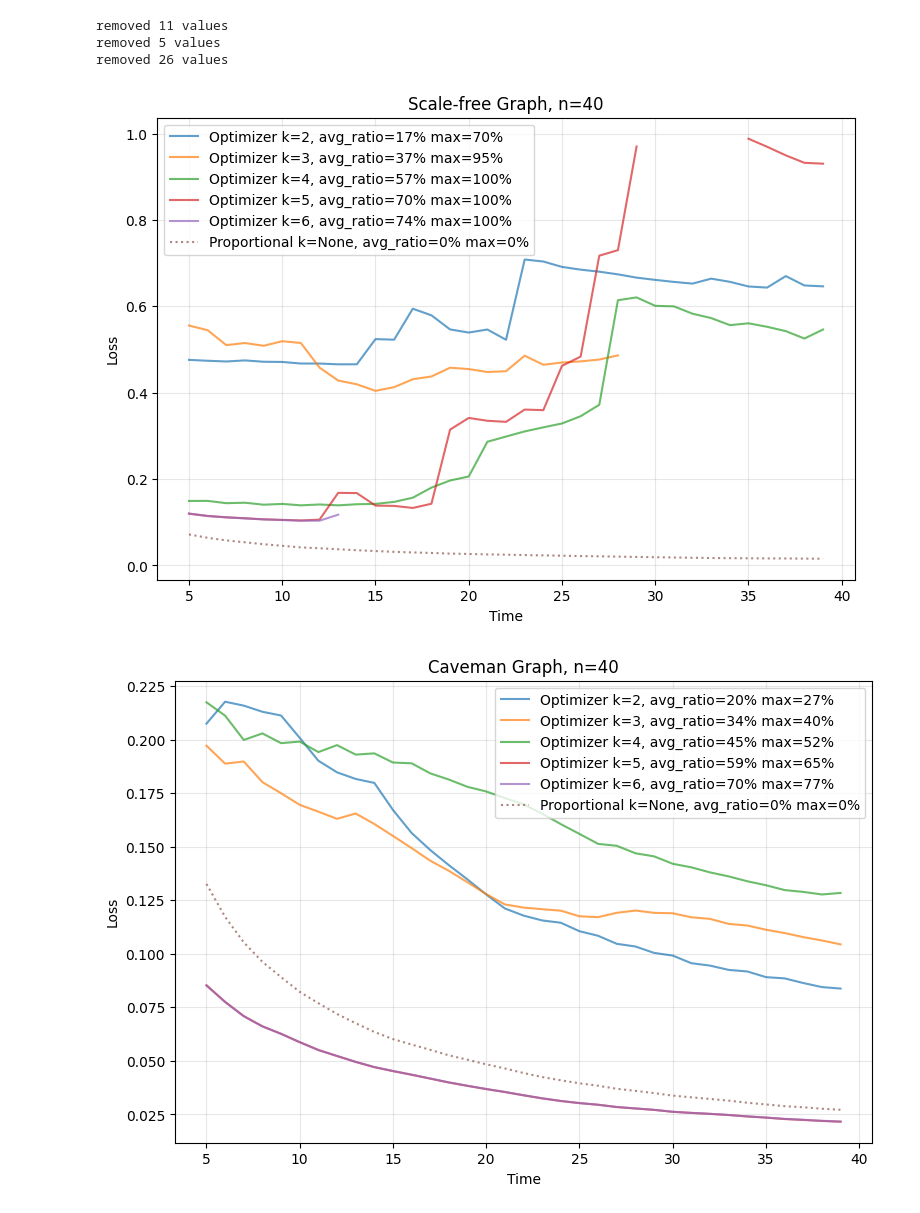
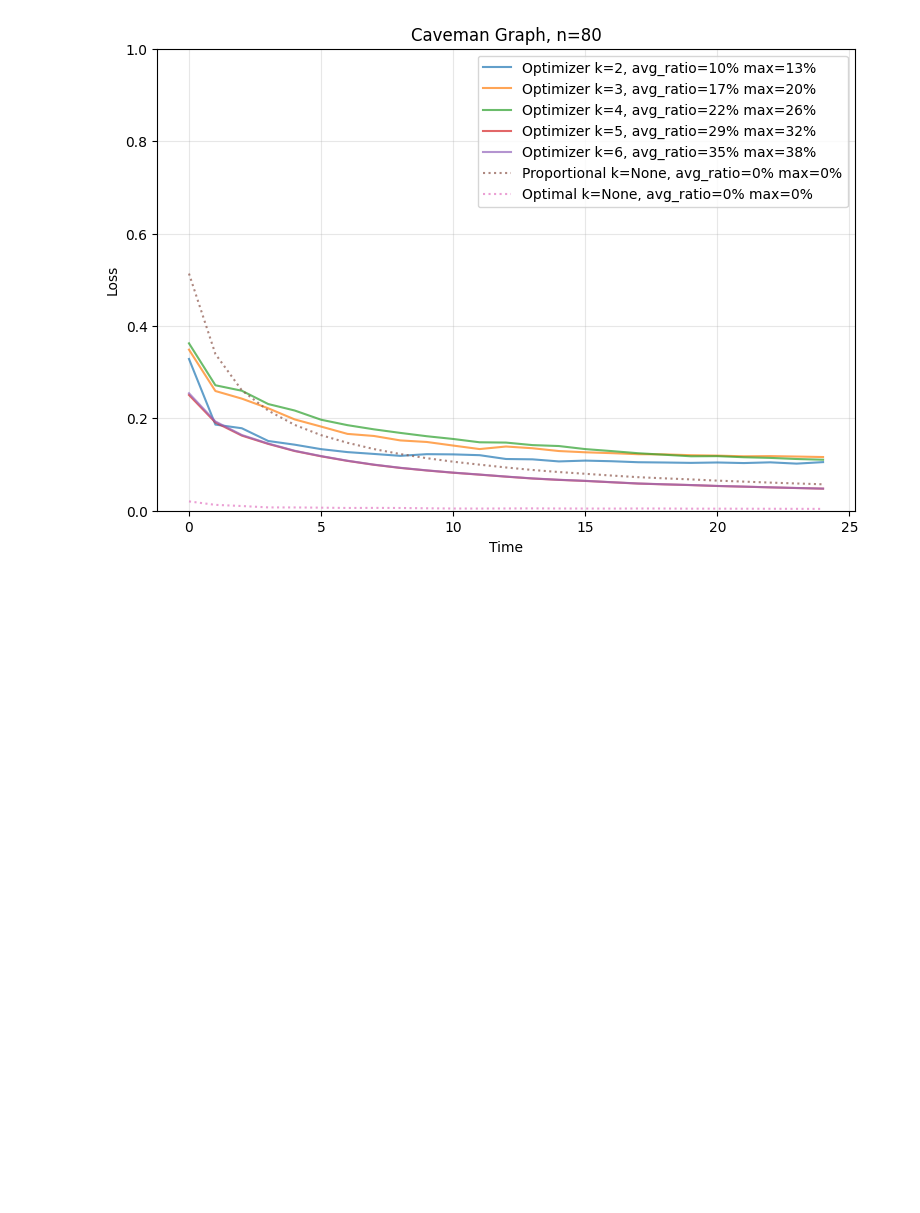
Before and after one commit to Joeri-G/Ant, a Jupyter notebook: experiments/submarket_experiment.ipynb, the cells around one changed output. Saved outputs shown, nothing was run; the diff lists cells and outputs as text; code cells hidden in the pictures; blank space fills up the shorter version.

```diff
--- a/experiments/submarket_experiment.ipynb
+++ b/experiments/submarket_experiment.ipynb
@@ -16,7 +17,7 @@ from ant.centralised import P4
 # %%
 market_seed = 21234
 graph_seed = 1
-market_size = 40
+market_size = 80
 cavement_div = 5
 ks = [
 #    1,
@@ -28,7 +29,7 @@ ks = [
 ]
 graphs = {
     "Ladder": nx.circular_ladder_graph(int(market_size / 2)),
-    "Scale-free": nx.barabasi_albert_graph(market_size, 1, seed=graph_seed),
+    # "Scale-free": nx.barabasi_albert_graph(market_size, 1, seed=graph_seed),
     # "Small-World": nx.watts_strogatz_graph(market_size, int(market_size / 2), 0.05, seed=graph_seed),
     "Caveman": nx.connected_caveman_graph(int(market_size / cavement_div), cavement_div)
 }
@@ -95,7 +96,7 @@ for graph_type in markets.keys():
         entry["optimal_allocations"], entry["utility_vector"] = P4(entry["market"])
         entry["market"].set_market_equilibrium(entry["optimal_allocations"], entry["utility_vector"])
 # %%
-simulation_duration = 40
+simulation_duration = 50
 for graph_type in markets.keys():
     for entry in markets[graph_type]:
         entry["simulation_result"] = entry["market"].simulate(simulation_duration, use_average_in_market_loss=True, return_utility_instead_of_market_loss=False)
@@ -121,11 +117,19 @@ Caveman, k=6 health: 95%
 # %%
 window = (5, min(simulation_duration, 50))
-# window = (5, 10)
+window = (0, 25)
 time_steps = np.arange(window[0], window[1])
 benchmarks = ["Optimal", "Proportional"]
 
-k_mask = [1,]
-agent_mask = ["Optimal"]
+k_mask = [
+    # 1,
+    # 2,
+    # 3,
+    # 4,
+    # 5
+]
+agent_mask = [
+    # "Optimal"
+]
 
 def filter(array):
     mutated = np.array(array)
@@ -138,12 +142,14 @@ def filter(array):
 
 for graph_type in markets.keys():
     plt.figure(figsize=(9, 6))
+    axis = plt.gca()
+    axis.set_ylim(0.0, 1.0)
 
     for entry in markets[graph_type]:
         if entry["k"] in k_mask or entry["agent_strategy"] in agent_mask:
             continue
         data = entry["simulation_result"][window[0]:window[1]]
-        data = filter(data)
+        # data = filter(data)
         avg_ratio_prct = int(entry['avg_market_ratio']*100) if entry['avg_market_ratio'] is not None else 0
         max_ratio_prct = int(entry['max_market_ratio']*100) if entry['avg_market_ratio'] is not None else 0
         plt.plot(
@@ -155,7 +161,6 @@ for graph_type in markets.keys():
         )
         # plt.axhline(y=np.sum(entry["utility_vector"]), color='red', linestyle='--', linewidth=2, label='Optimal utility')
         # plt.axhline(y=np.mean(entry["simulation_result"]), color='blue', linestyle='--', linewidth=2, label='Avg utility')
-
     plt.xlabel("Time")
     plt.ylabel("Loss")
     plt.title(f"{graph_type} Graph, n={market_size}")
@@ -167,5 +172 @@ for graph_type in markets.keys():
-removed 11 values
-removed 5 values
-removed 26 values
-[figure, old version]
+[figure, new version]
-[figure, removed]
```
Also changed, not shown: parts of 4 cells of this notebook, 1 other file.
